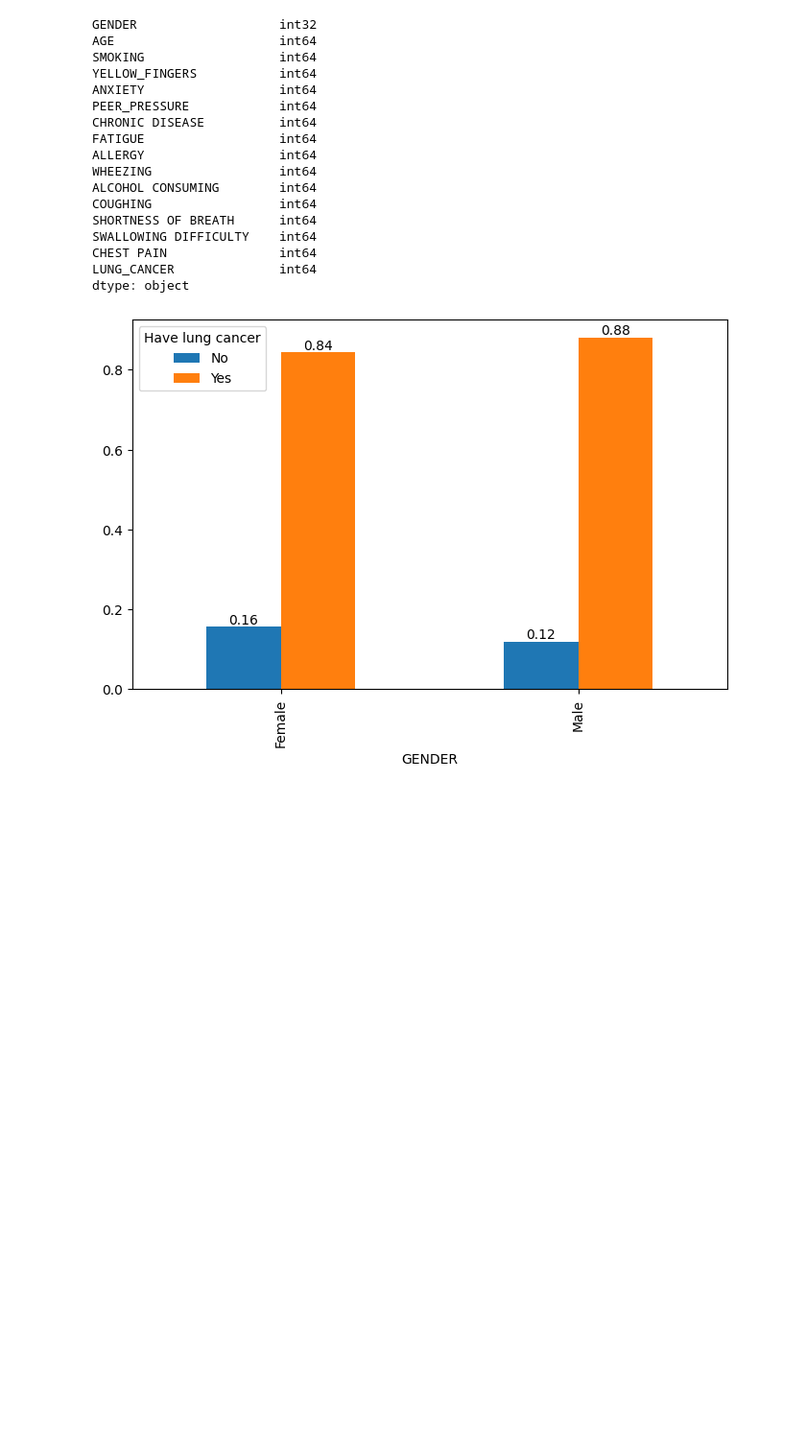
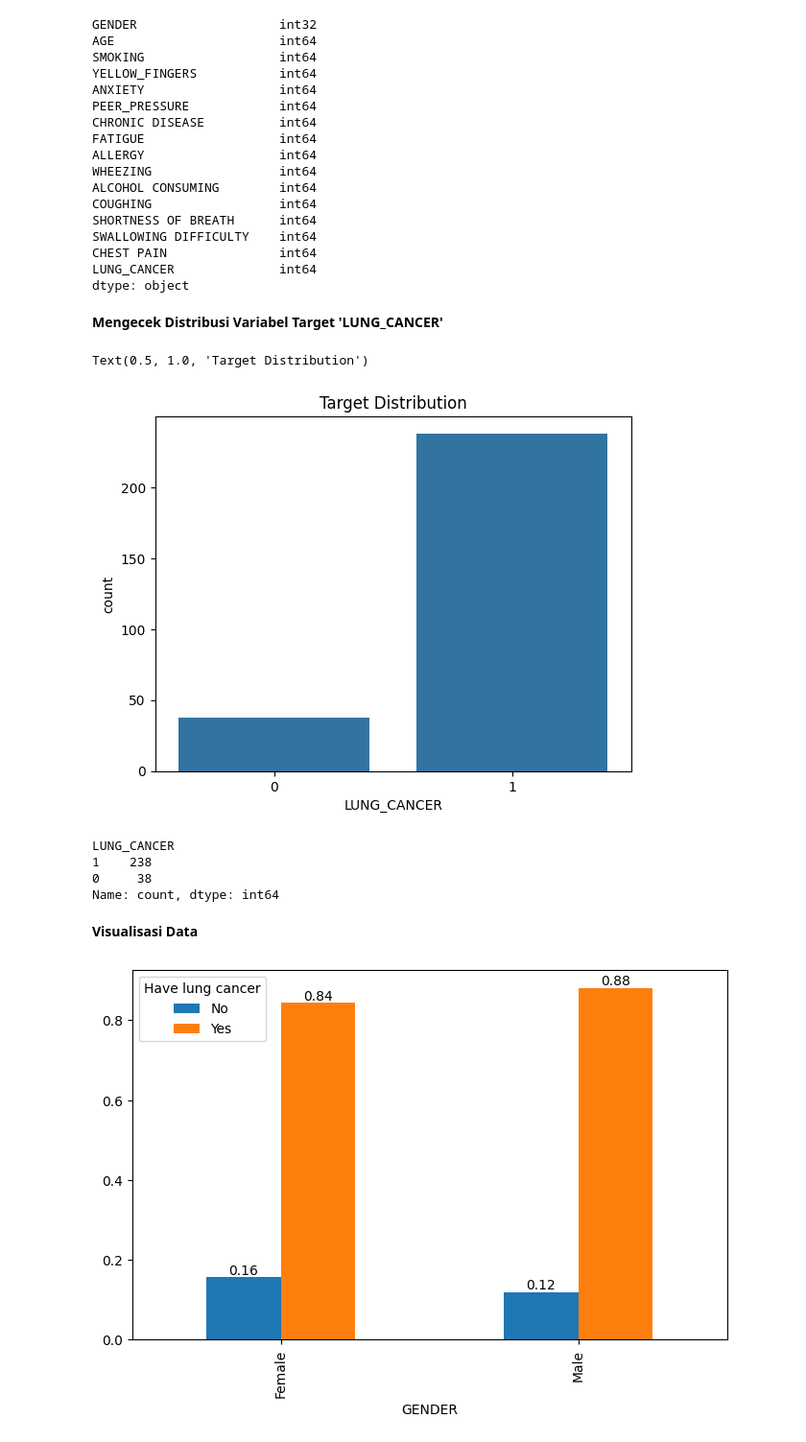
Before and after one commit to Sophiaraudhah/UTSAI, a Jupyter notebook: lungcancerpred.ipynb, the cells around one changed output. Shown at 96% size. Saved outputs shown, nothing was run; the diff lists cells and outputs as text; code cells hidden in the pictures; blank space fills up the shorter version.

Commit message:
Tambah distribusi target ga seimbang

```diff
--- a/lungcancerpred.ipynb
+++ b/lungcancerpred.ipynb
@@ -208,6 +208,24 @@ SWALLOWING DIFFICULTY    int64
 CHEST PAIN               int64
 LUNG_CANCER              int64
 dtype: object
+# %% [markdown]
+**Mengecek Distribusi Variabel Target 'LUNG_CANCER'**
+# %%
+sns.countplot(x='LUNG_CANCER', data=df,)
+plt.title('Target Distribution')
+# %% [output]
+Text(0.5, 1.0, 'Target Distribution')
+[figure, added]
+# %%
+# Menghitung niai
+df['LUNG_CANCER'].value_counts()
+# %% [output]
+LUNG_CANCER
+1    238
+0     38
+Name: count, dtype: int64
+# %% [markdown]
+**Visualisasi Data**
 # %%
 def plot(col, df=df):
     # Membuat plot batang
```
Also changed, not shown: parts of 1 cell of this notebook.
